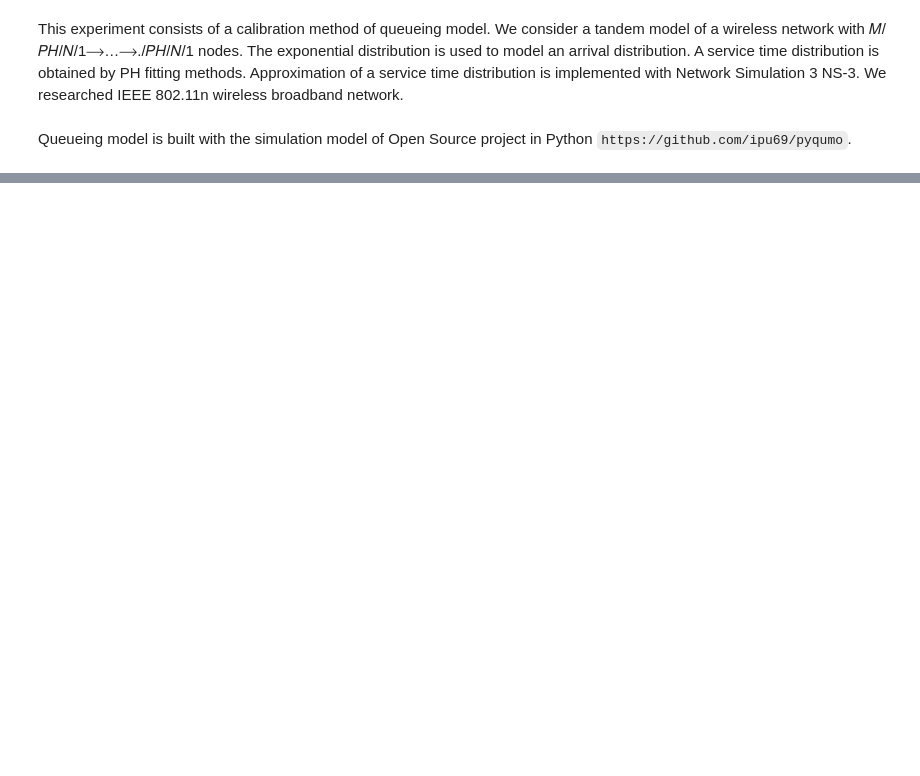
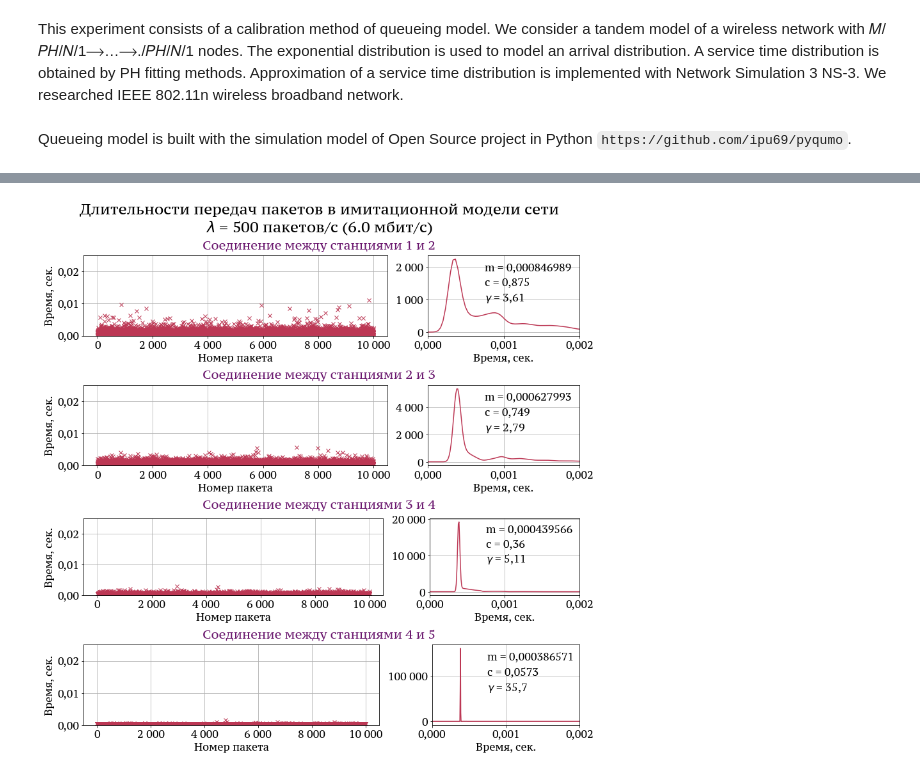
Before and after one commit to larioandr/thesis-queues, a Jupyter notebook: experiments/NsPhFit.ipynb, the cells around one changed output, grey strips where cells are left out. Drawn from its saved outputs; the diff is of its cells as text; code cells hidden in the pictures; blank space fills up the shorter version.

```diff
--- a/experiments/NsPhFit.ipynb
+++ b/experiments/NsPhFit.ipynb
@@ -589,0 +50,5 @@ plt.grid()
+# %%
+DATA_DIR = os.path.join("data", "ns3")
+NS3_PACKETS_COUNT = 1_000_000
+
+SIM_PACKETS_COUNT = 100_000  # число пакетов для модели массового обслуживания
@@ -589,0 +57,8 @@ plt.grid()
+# %%
+def load_json_data(file_name: str):
+    path = os.path.join(DATA_DIR, file_name)
+    return pd.read_json(path).rename(columns={0: "delay"})
+
+def get_bitrate(intensity):
+    bitrate = intensity * 1500 * 8 / 1_000_000
+    return bitrate
@@ -589,0 +117,2 @@ plt.grid()
+# %%
+RATES = [100, 200, 500, 750, 1000]
@@ -589,0 +162,3 @@ plt.grid()
+# %%
+def drop_outliers(df: pd.DataFrame, bound: float = 1.0):
+    return df[df.delay <= bound]
@@ -589,0 +202,63 @@ plt.grid()
+# %%
+def plot_links_densities(rate: int, image_name: str = ""):
+    """
+    Нарисовать график с выборкой и эмпирическими плотностями распределения
+    для каждого из каналов сети при заданной интенсивности входящего трафика.
+    """
+    links = LINKS[rate]
+    samples = [link.df.sample(250_000) for link in LINKS[rate]]
+
+    fig = plt.figure(figsize=(12, 12), layout='constrained')
+    subfigures = fig.subfigures(4, 1, wspace=0.1)
+    fig.suptitle("Длительности передач пакетов в имитационной модели сети\n"
+                 fr"$\lambda$ = {rate} пакетов/с ({get_bitrate(rate)} мбит/с)",
+                 fontsize='x-large')
+
+    # Сколько будем рисовать точек на левых графиках.
+    sub_sample_size = 10_000
+    ox_sample = np.arange(1, sub_sample_size + 1)
+
+    # Рисуем графики для каждого линка.
+    for i, (subfig, link) in enumerate(zip(subfigures, links)):
+        # Так как плотность распределения для миллиона значений строится долго,
+        # сделаем случайную выборку меньшего размера.
+        df = link.df.sample(100_000)
+
+        # Настраиваем графики для линка: слева будет выборка, справа плотность.
+        subfig.suptitle(f"Соединение между станциями {i+1} и {i+2}",
+                        color=get_color(0.3), fontsize='large')
+        ax_sample, ax_density = subfig.subplots(
+            1, 2,
+            gridspec_kw={'width_ratios': [2, 1]})
+
+        # Рисуем фрагмент выборки слева.
+        ax_sample.set_ylim((0, 0.025))
+        ax_sample.plot(
+            ox_sample, df.sample(sub_sample_size), 'x',
+            color=get_color(0.5))
+        ax_sample.grid()
+        ax_sample.set_ylabel("Время, сек.")
+        ax_sample.set_xlabel("Номер пакета")
+
+        # На правом графике строим плотность распределения.
+        df.delay.plot.kde(ax=ax_density, color=get_color(0.5))
+        ax_density.grid()
+        ax_density.set_xlim((0, 0.002))
+        ax_density.set_xticks((0, 0.001, 0.002))
+        ax_density.set_ylabel('')
+        ax_density.set_xlabel("Время, сек.")
+
+        # Также на правом графике выведем среднее, коэффициенты вариации и
+        # асимметрии.
+        max_y = ax_density.get_ylim()[1]
+        max_x = ax_density.get_xlim()[1]
+        x0 = 1.5 * max_x / 4
+        ax_density.text(x0, 4*max_y/5, fr'm = ' + fr'{link.mean:n}')
+        ax_density.text(x0, 3*max_y/5, fr'c = ' + f'{link.cv:.3n}')
+        ax_density.text(x0, 2*max_y/5, fr'$\gamma$ = ' + f'{link.skew:.3n}')
+
+    savefig(image_name)
+
+plot_links_densities(rate=500, image_name="ch4_ns3_calibration_links_densities")
+# %% [output]
+[figure, added]
```
Also changed, not shown: parts of 85 cells of this notebook, 48 other files.
